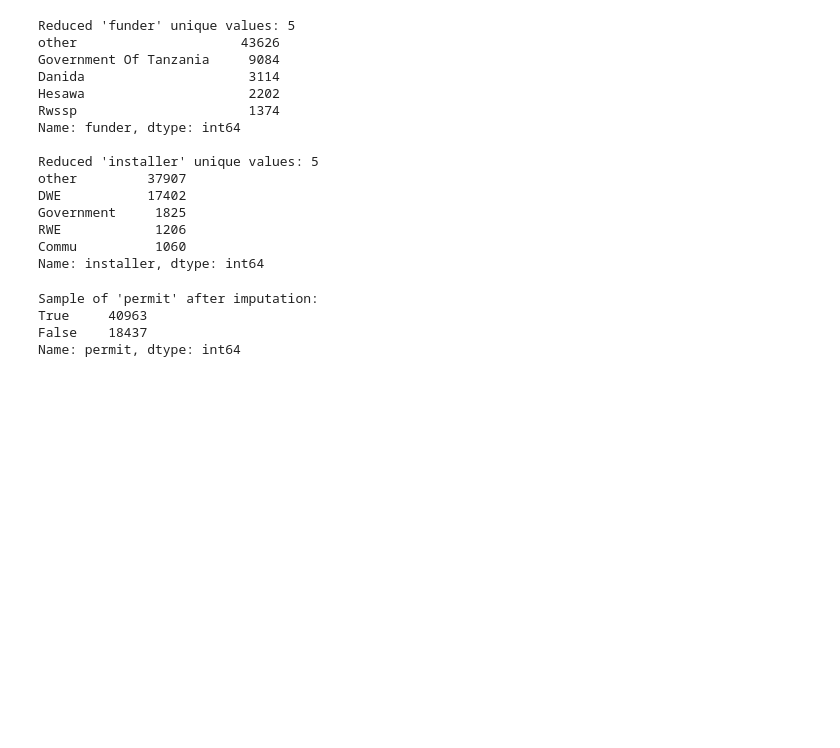
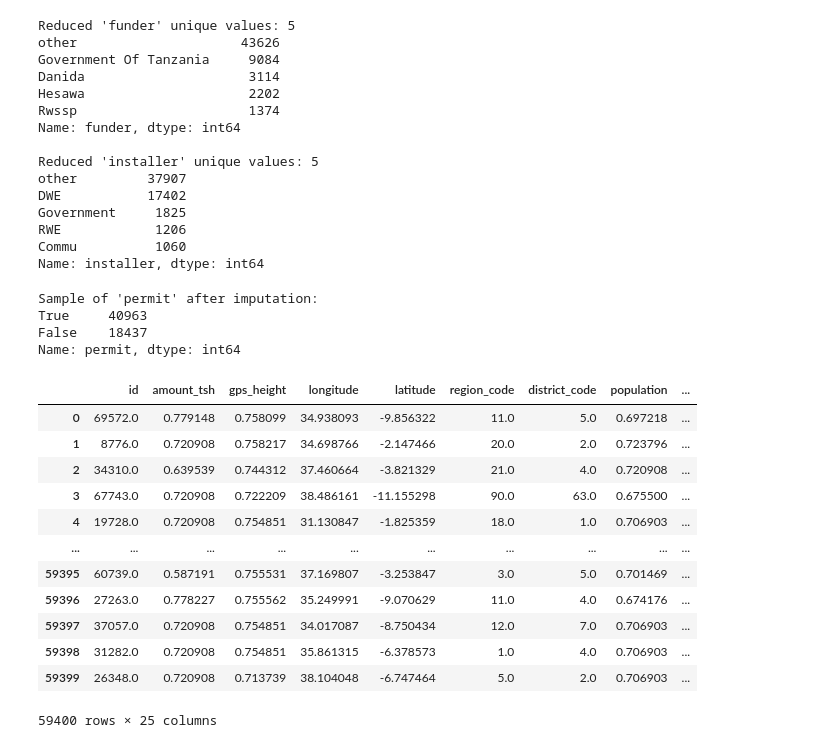
Before and after one commit to pianch/Tanzania_water_pumps_functionality, a Jupyter notebook: index.ipynb, the cells around one changed output. Cells and saved outputs as stored; diff of their text form; code cells hidden in the pictures; blank space fills up the shorter version.

Commit message:
handling outliers with log transformation

```diff
--- a/index.ipynb
+++ b/index.ipynb
@@ -517,3 +517,41 @@ def add_age_column(data):
     return data
 
 train_data = add_age_column(train_data)
+# %%
+# 1. Data Type Conversion. Convert boolean columns to binary floats using OrdinalEncoder.
+def convert_boolean_to_binary(data, columns):
+
+    encoder = OrdinalEncoder()
+    data[columns] = encoder.fit_transform(data[columns].astype(str))
+    return data
+
+boolean_columns = ['permit']
+train_data = convert_boolean_to_binary(train_data, boolean_columns)
+# %%
+# 3. Deal with Outliers by applying log transformation and clipping to handle extreme outliers.
+
+def handle_outliers(data, columns):
+
+    for column in columns:
+        data[column] = np.log1p(data[column])  # Log transformation
+        data[column] = np.clip(data[column], a_min=data[column].quantile(0.01), a_max=data[column].quantile(0.99))  # Clipping
+    return data
+
+
+outlier_columns = ['amount_tsh', 'gps_height', 'population']
+train_data = handle_outliers(train_data, outlier_columns)
+train_data
+# %% [output]
+|  | id | amount_tsh | gps_height | longitude | latitude | region_code | district_code | population | ... |
+| 0 | 69572.0 | 0.779148 | 0.758099 | 34.938093 | -9.856322 | 11.0 | 5.0 | 0.697218 | ... |
+| 1 | 8776.0 | 0.720908 | 0.758217 | 34.698766 | -2.147466 | 20.0 | 2.0 | 0.723796 | ... |
+| 2 | 34310.0 | 0.639539 | 0.744312 | 37.460664 | -3.821329 | 21.0 | 4.0 | 0.720908 | ... |
+| 3 | 67743.0 | 0.720908 | 0.722209 | 38.486161 | -11.155298 | 90.0 | 63.0 | 0.675500 | ... |
+| 4 | 19728.0 | 0.720908 | 0.754851 | 31.130847 | -1.825359 | 18.0 | 1.0 | 0.706903 | ... |
+| ... | ... | ... | ... | ... | ... | ... | ... | ... | ... |
+| 59395 | 60739.0 | 0.587191 | 0.755531 | 37.169807 | -3.253847 | 3.0 | 5.0 | 0.701469 | ... |
+| 59396 | 27263.0 | 0.778227 | 0.755562 | 35.249991 | -9.070629 | 11.0 | 4.0 | 0.674176 | ... |
+| 59397 | 37057.0 | 0.720908 | 0.754851 | 34.017087 | -8.750434 | 12.0 | 7.0 | 0.706903 | ... |
+| 59398 | 31282.0 | 0.720908 | 0.754851 | 35.861315 | -6.378573 | 1.0 | 4.0 | 0.706903 | ... |
+| 59399 | 26348.0 | 0.720908 | 0.713739 | 38.104048 | -6.747464 | 5.0 | 2.0 | 0.706903 | ... |
+59400 rows × 25 columns
```
